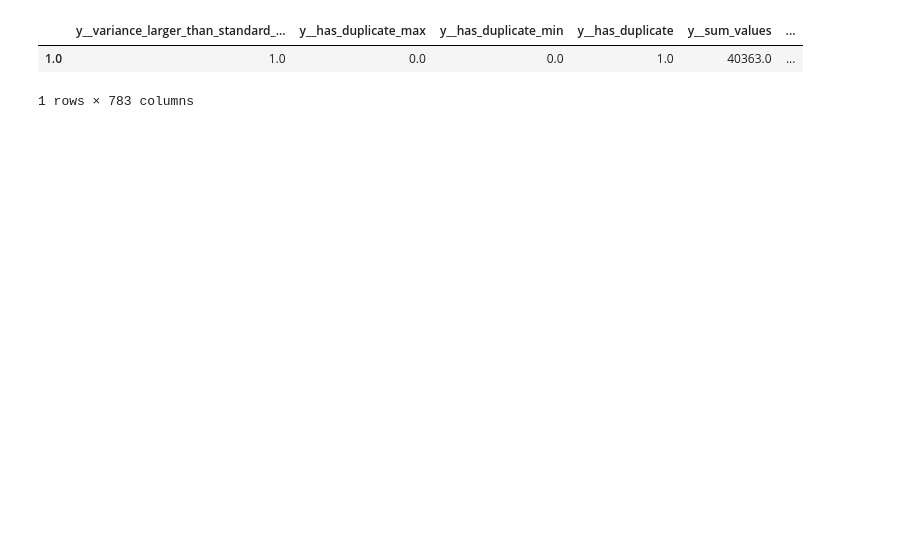
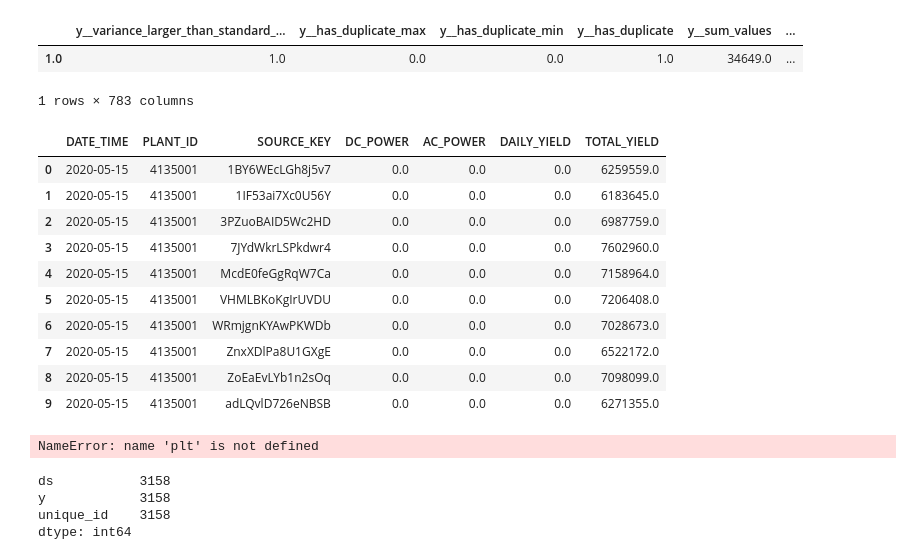
Before and after one commit to jhivandebenoit/Ensemble-Forecasting, a Jupyter notebook: neuralforecast.ipynb, the cells around one changed output. Saved outputs shown, nothing was run; the diff lists cells and outputs as text; code cells hidden in the pictures; blank space fills up the shorter version.

```diff
--- a/neuralforecast.ipynb
+++ b/neuralforecast.ipynb
@@ -76,13 +82,65 @@ plt.show()
 # %%
+
+from tsfresh.utilities.dataframe_functions import impute
 from tsfresh import extract_features
-extracted_features = extract_features(Y_df, column_id="unique_id", column_sort="ds")
+extracted_features = extract_features(Y_train_df, column_id="unique_id", column_sort="ds")
+
+extracted_features
+# %% [output]
+|  | y__variance_larger_than_standard_... | y__has_duplicate_max | y__has_duplicate_min | y__has_duplicate | y__sum_values | ... |
+| 1.0 | 1.0 | 0.0 | 0.0 | 1.0 | 34649.0 | ... |
+1 rows × 783 columns
-# %%
-from tsfresh import select_features
-from tsfresh.utilities.dataframe_functions import impute
-
-impute(extracted_features)
-extracted_features
-# %% [output]
-|  | y__variance_larger_than_standard_... | y__has_duplicate_max | y__has_duplicate_min | y__has_duplicate | y__sum_values | ... |
-| 1.0 | 1.0 | 0.0 | 0.0 | 1.0 | 40363.0 | ... |
-1 rows × 783 columns
+# %%
+import pandas as pd
+
+
+gen_1=pd.read_csv('data/Kaggle_solar/Plant_1_Generation_Data.csv')
+gen_1.drop('PLANT_ID', axis=1)
+sens_1= pd.read_csv('data/Kaggle_solar/Plant_1_Weather_Sensor_Data.csv')
+sens_1.drop('PLANT_ID',axis=1)
+#format datetime
+gen_1['DATE_TIME']= pd.to_datetime(gen_1['DATE_TIME'],format='%d-%m-%Y %H:%M')
+sens_1['DATE_TIME']= pd.to_datetime(sens_1['DATE_TIME'],format='%Y-%m-%d %H:%M:%S')
+# %%
+gen_1.head(10)
+# %% [output]
+|  | DATE_TIME | PLANT_ID | SOURCE_KEY | DC_POWER | AC_POWER | DAILY_YIELD | TOTAL_YIELD |
+| 0 | 2020-05-15 | 4135001 | 1BY6WEcLGh8j5v7 | 0.0 | 0.0 | 0.0 | 6259559.0 |
+| 1 | 2020-05-15 | 4135001 | 1IF53ai7Xc0U56Y | 0.0 | 0.0 | 0.0 | 6183645.0 |
+| 2 | 2020-05-15 | 4135001 | 3PZuoBAID5Wc2HD | 0.0 | 0.0 | 0.0 | 6987759.0 |
+| 3 | 2020-05-15 | 4135001 | 7JYdWkrLSPkdwr4 | 0.0 | 0.0 | 0.0 | 7602960.0 |
+| 4 | 2020-05-15 | 4135001 | McdE0feGgRqW7Ca | 0.0 | 0.0 | 0.0 | 7158964.0 |
+| 5 | 2020-05-15 | 4135001 | VHMLBKoKgIrUVDU | 0.0 | 0.0 | 0.0 | 7206408.0 |
+| 6 | 2020-05-15 | 4135001 | WRmjgnKYAwPKWDb | 0.0 | 0.0 | 0.0 | 7028673.0 |
+| 7 | 2020-05-15 | 4135001 | ZnxXDlPa8U1GXgE | 0.0 | 0.0 | 0.0 | 6522172.0 |
+| 8 | 2020-05-15 | 4135001 | ZoEaEvLYb1n2sOq | 0.0 | 0.0 | 0.0 | 7098099.0 |
+| 9 | 2020-05-15 | 4135001 | adLQvlD726eNBSB | 0.0 | 0.0 | 0.0 | 6271355.0 |
+# %%
+df_gen=gen_1.groupby('DATE_TIME').sum().reset_index()
+df_gen['time']=df_gen['DATE_TIME'].dt.time
+
+fig,ax = plt.subplots(ncols=2,nrows=1,dpi=100,figsize=(20,5))
+# daily yield plot
+df_gen.plot(x='DATE_TIME',y='DAILY_YIELD',color='navy',ax=ax[0])
+# AC & DC power plot
+df_gen.set_index('time').drop('DATE_TIME',axis=1)[['AC_POWER','DC_POWER']].plot(style='o',ax=ax[1])
+
+ax[0].set_title('Daily yield',)
+ax[1].set_title('AC power & DC power during day hours')
+ax[0].set_ylabel('kW',color='navy',fontsize=17)
+plt.show()
+# %% [output]
+NameError: name 'plt' is not defined
+# %%
+pred_gen = gen_1.copy()
+pred_gen = pred_gen.groupby('DATE_TIME').sum()
+pred_gen = pred_gen['DAILY_YIELD'].reset_index()
+pred_gen.rename(columns={'DAILY_YIELD': 'y', 'DATE_TIME': 'ds'}, inplace=True)
+pred_gen['unique_id'] = 1
+pred_gen.head()
+pred_gen.count()
+# %% [output]
+ds           3158
+y            3158
+unique_id    3158
+dtype: int64
```
Also changed, not shown: parts of 8 cells of this notebook, 1 other file.
